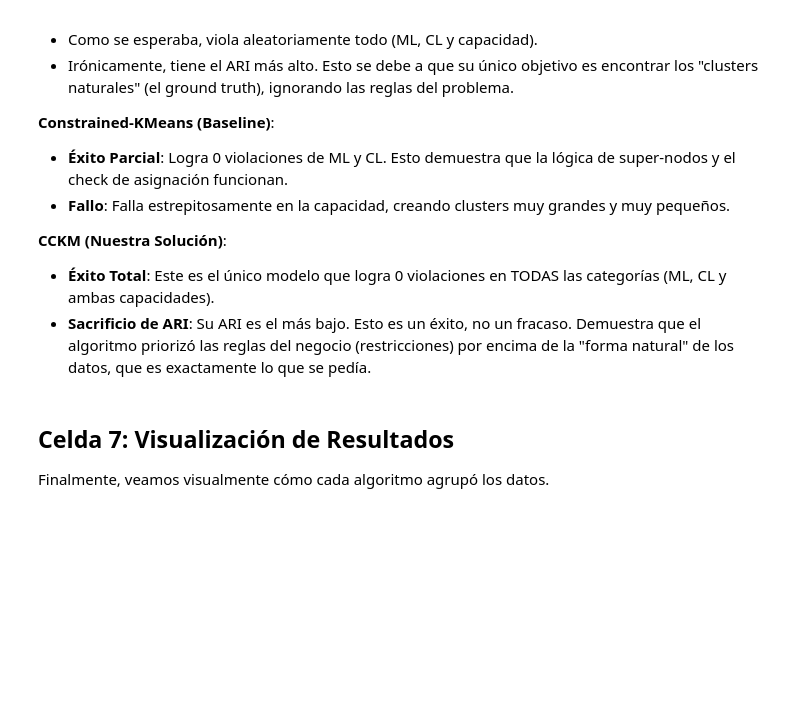
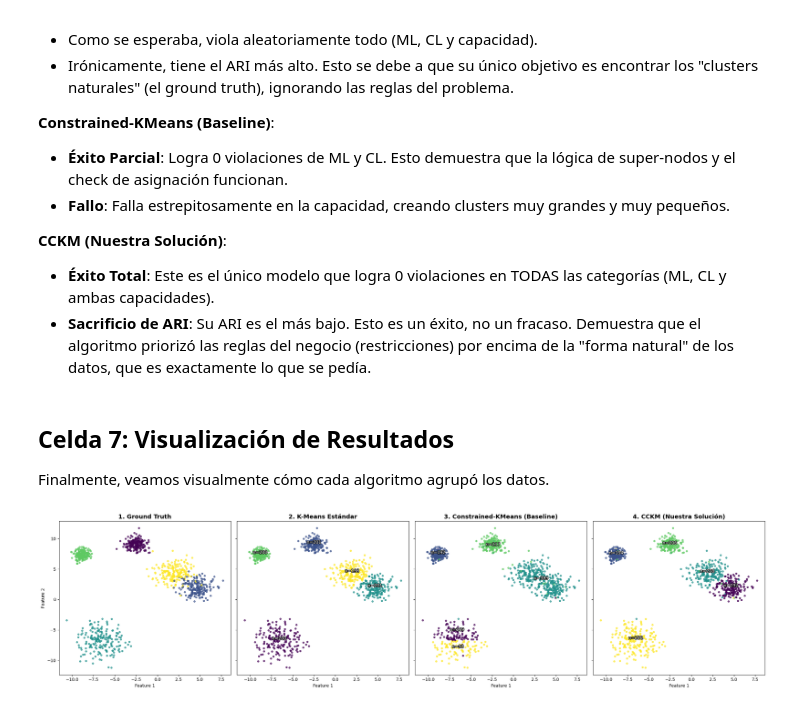
Before and after one commit to churroxd8/Examen_Patrones, a Jupyter notebook: libreta_pregunta2.ipynb, the cells around one changed output. Saved outputs shown, nothing was run; the diff lists cells and outputs as text; code cells hidden in the pictures; blank space fills up the shorter version.

```diff
--- a/libreta_pregunta2.ipynb
+++ b/libreta_pregunta2.ipynb
@@ -374,3 +374,33 @@ CCKM (Nuestra Solución)               0.883
 # %% [markdown]
 ## Celda 7: Visualización de Resultados
 Finalmente, veamos visualmente cómo cada algoritmo agrupó los datos.
+# %%
+import matplotlib.patheffects as patheffects
+
+fig, axes = plt.subplots(1, 4, figsize=(24, 6), sharex=True, sharey=True)
+
+for i, (titulo, labels) in enumerate(resultados.items()):
+    ax = axes[i]
+    ax.scatter(X[:, 0], X[:, 1], c=labels, cmap='viridis', s=15, alpha=0.7)
+    ax.set_title(titulo, fontsize=14, fontweight='bold')
+    ax.set_xlabel('Feature 1')
+    if i == 0:
+        ax.set_ylabel('Feature 2')
+
+    counts = np.bincount(labels)
+    centers = [np.mean(X[labels == j], axis=0) for j in range(K)]
+
+    if i > 0:
+        for j, c in enumerate(centers):
+            color = 'red' if counts[j] > MAX_CAP or counts[j] < MIN_CAP else 'black'
+            if i == 2 and (counts[j] > MAX_CAP or counts[j] < MIN_CAP): color = 'red' # Baseline
+            if i == 3 and (counts[j] > MAX_CAP or counts[j] < MIN_CAP): color = 'red' # CCKM
+
+            ax.text(c[0], c[1], f"n={counts[j]}",
+                    ha='center', va='bottom', fontsize=10,
+                    color='white', path_effects=[patheffects.withStroke(linewidth=2, foreground='black')])
+
+plt.tight_layout()
+plt.show()
+# %% [output]
+[figure, added]
```
